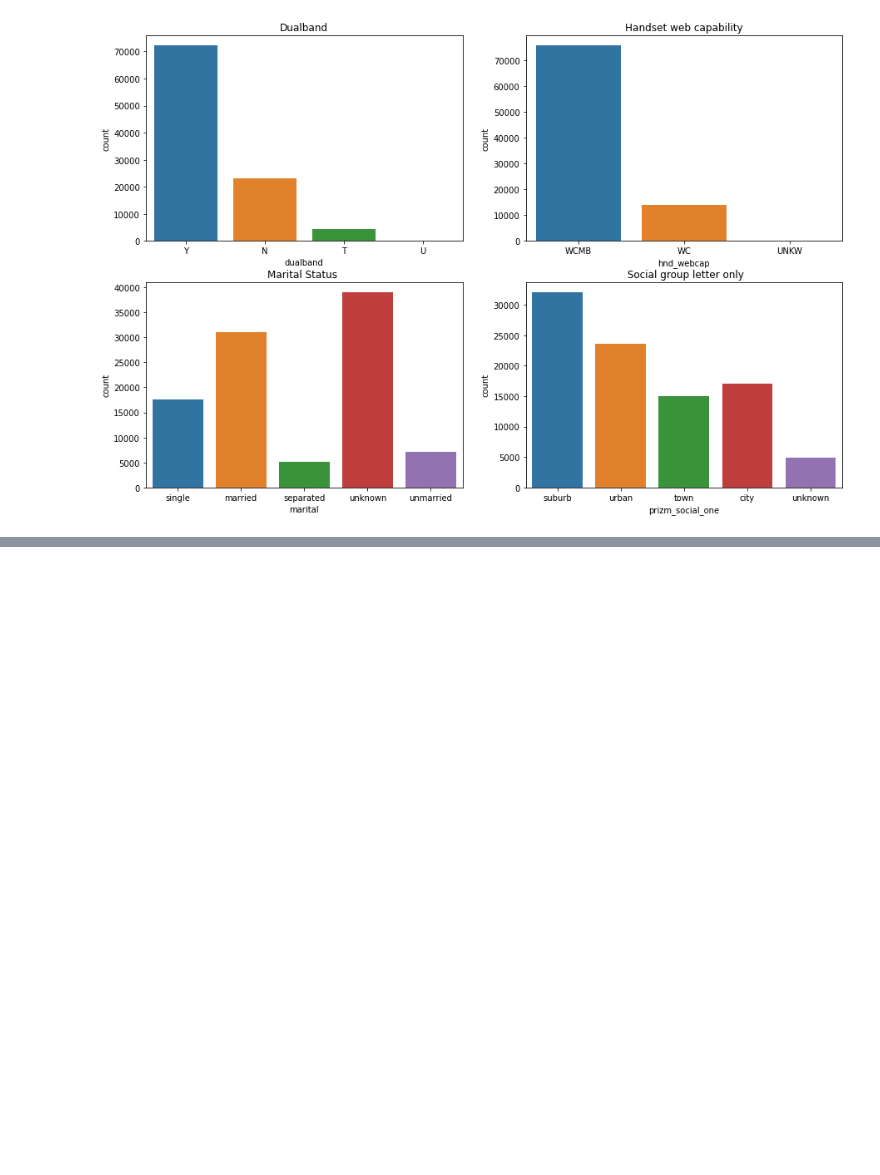
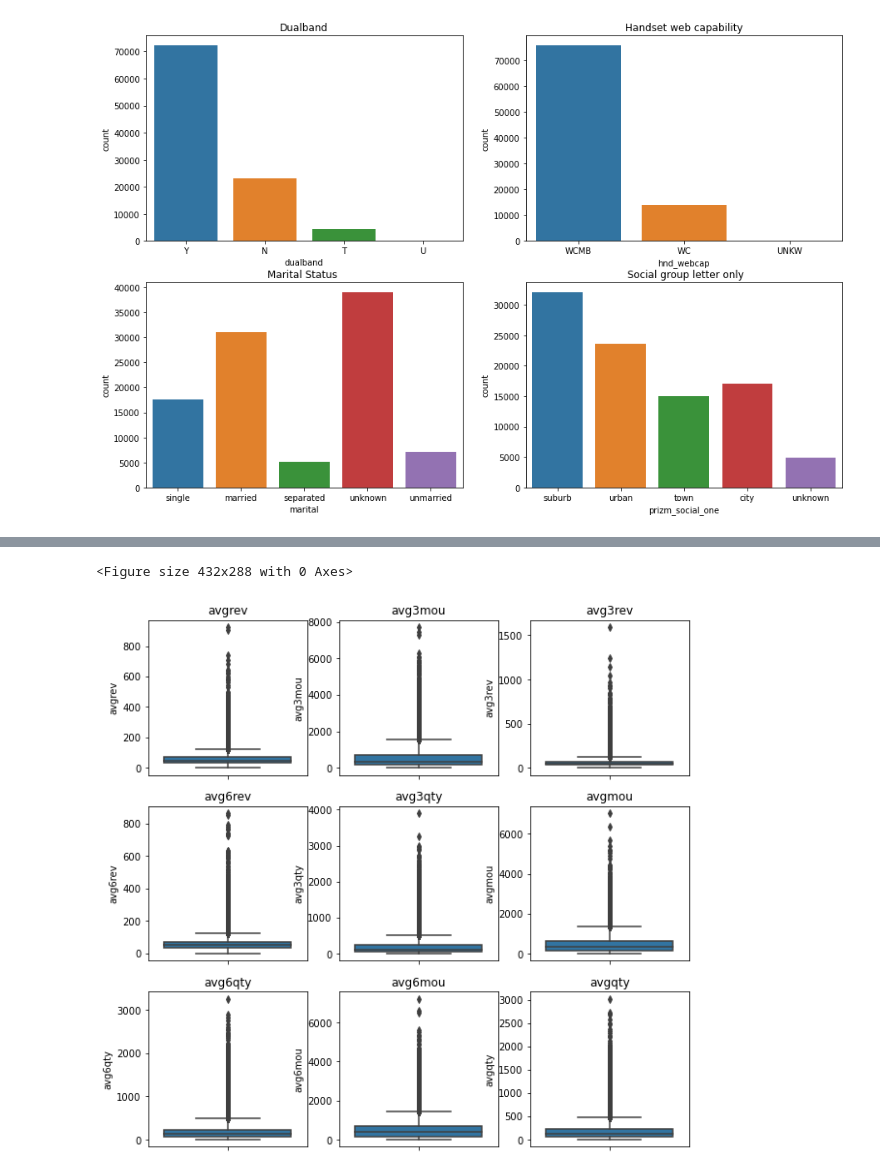
Before and after one commit to Jeff-ChenFan-Wang/TelecomChurnAnalysis, a Jupyter notebook: EDA.ipynb, the cells around one changed output, grey strips where cells are left out. Saved outputs shown, nothing was run; the diff lists cells and outputs as text; code cells hidden in the pictures; blank space fills up the shorter version.

```diff
--- a/EDA.ipynb
+++ b/EDA.ipynb
@@ -138,0 +146,4 @@ for col, subplot in zip(minor_cat_cols,ax.flatten()):
+# %%
+avg_cols = num_cols[num_cols.str.contains('avg')]
+mean_cols = num_cols[num_cols.str.contains('mean')]
+misc_num_cols = pd.Index(set(num_cols)-set(mean_cols).union(avg_cols))
@@ -138,0 +154,10 @@ for col, subplot in zip(minor_cat_cols,ax.flatten()):
+# %%
+r,c = get_subplot_dim(avg_cols.shape[0])
+plt.tight_layout()
+fig, ax = plt.subplots(r,c,figsize=(10,10))
+for col, subplot in zip(avg_cols,ax.flatten()):
+    sub_ax = sns.boxplot(y=full_data[col],ax=subplot)
+    sub_ax.set_title(col)
+# %% [output]
+<Figure size 432x288 with 0 Axes>
+[figure, added]
```
Also changed, not shown: parts of 7 cells of this notebook, 1 other file.
